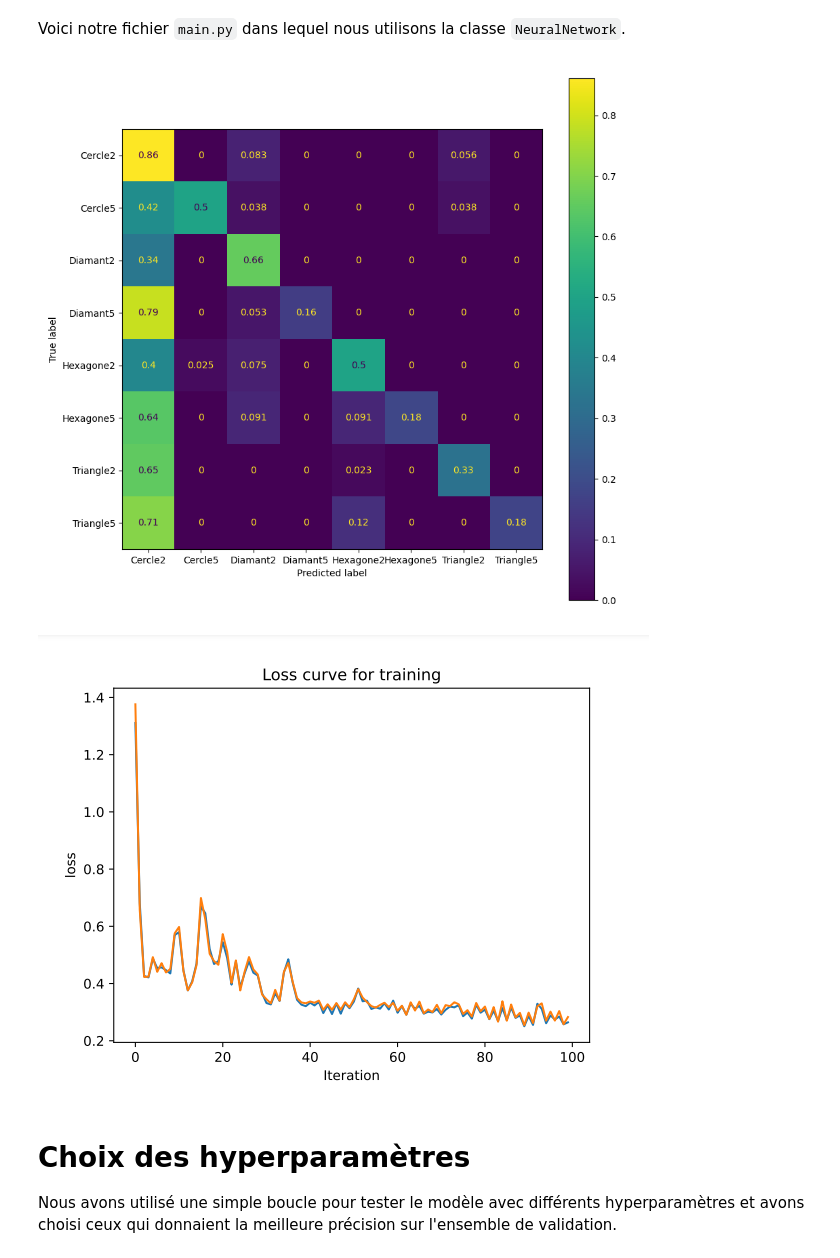
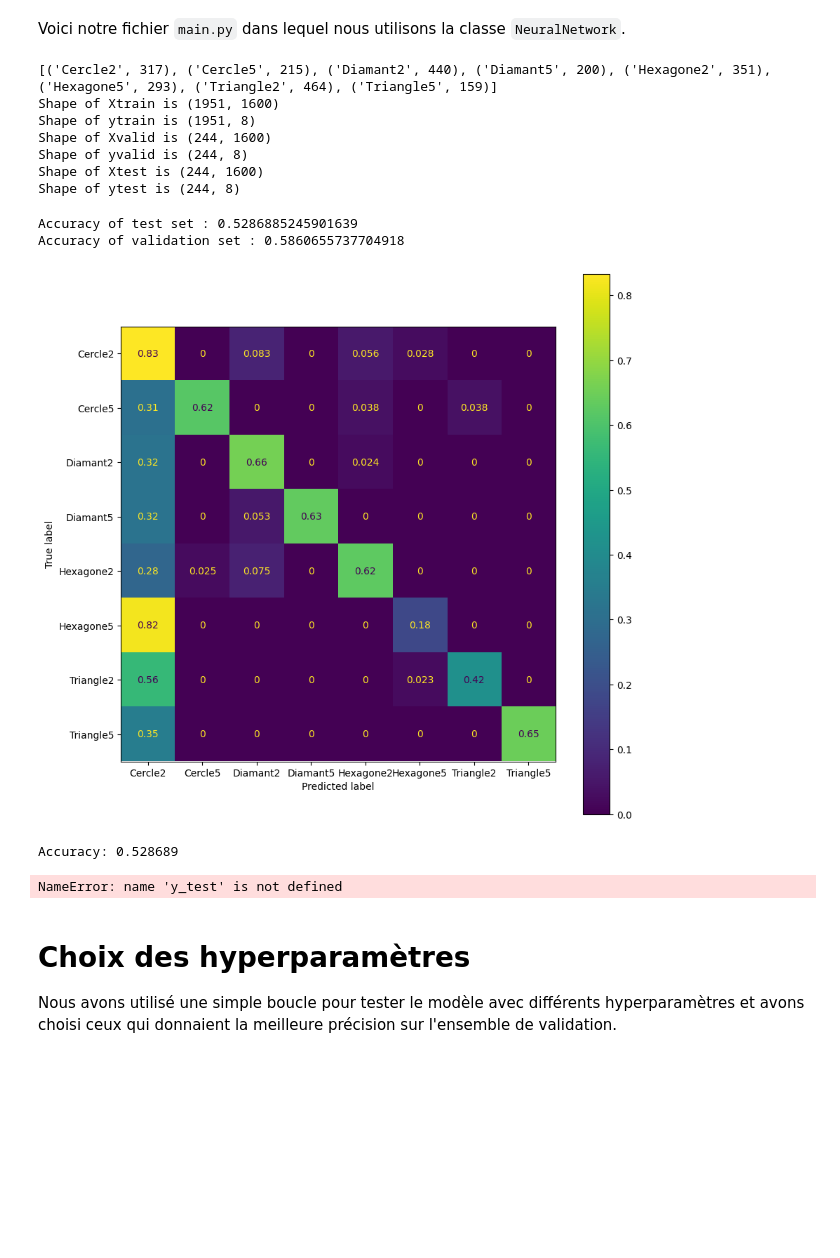
Before and after one commit to damiendesvent/LOG635-H2023-EqA, a Jupyter notebook: Labo_2/src/log-635_labo_2_eqA.ipynb, the cells around one changed output. Cells and saved outputs as stored; diff of their text form; code cells hidden in the pictures; blank space fills up the shorter version.

```diff
--- a/Labo_2/src/log-635_labo_2_eqA.ipynb
+++ b/Labo_2/src/log-635_labo_2_eqA.ipynb
@@ -88,0 +90,5 @@ def generate_variations(image):
+# %%
+from glob import glob
+
+def files_list(root):
+    return glob(root + '/**/*.jpg', recursive=True)
@@ -88,0 +130,4 @@ def generate_variations(image):
+# %%
+def count_each_shape(files, categories):
+    names = list(map(lambda f: basename(dirname(f)), files))
+    return list(map(lambda category: (category, names.count(category)), categories))
@@ -218,9 +309,9 @@ class NeuralNetwork():
         return np.round(self.forward(X))
 
     # Méthode servant à produire un graphique du coût des ensembles de validation et d'entrainement au long des itérations
-    def plot_loss(self, name):
-        plt.plot(self.losses_train)
-        plt.plot(self.losses_valid)
+    def plot_loss(self):
+        plt.plot(self.losses_train, label='losses train')
+        plt.plot(self.losses_valid, label='losses validation')
         plt.xlabel("Iteration")
         plt.ylabel("loss")
         plt.title("Loss curve for training")
@@ -228,15 +319,9 @@ class NeuralNetwork():
 # %% [markdown]
 Voici notre fichier `main.py` dans lequel nous utilisons la classe `NeuralNetwork`.
 # %%
-from model.split_dataset import split_dataset
-from model.neural_network import NeuralNetwork
 from pathlib import Path
-from sklearn.metrics import confusion_matrix, accuracy_score
+from sklearn.metrics import confusion_matrix, accuracy_score, f1_score, precision_score, recall_score, ConfusionMatrixDisplay
 import os
-
-# Ici, on définit le chemin où se trouvent les exemples d'images
-data_root = str(Path(__file__, '../../output/clean').resolve())
-print(data_root)
 
 # Voici les noms des classes qui constitueront la sortie de notre modèle
 categories = [
@@ -251,45 +336,75 @@ categories = [
 ]
 
 # La fonction split_dataset s'occupe de séparer nos exemples d'image en 3 ensembles, un d'entrainement, un de validation et un de test
-[[Xtrain, ytrain], [Xvalid, yvalid], [Xtest, ytest]] = split_dataset(data_root, categories, [8, 1, 1])
+# On choisit ici de ne pas augmenter les données
+[[Xtrain, ytrain], [Xvalid, yvalid], [Xtest, ytest]] = split_dataset(clean_data_folder, categories, [8, 1, 1], augmented=False)
 
 # On s'assure de que la forme de chaque ensemble est celle qui est attendue
 print(f"Shape of Xtrain is {Xtrain.shape}")
 print(f"Shape of ytrain is {ytrain.shape}")
 print(f"Shape of Xvalid is {Xvalid.shape}")
 print(f"Shape of yvalid is {yvalid.shape}")
 print(f"Shape of Xtest is {Xtest.shape}")
 print(f"Shape of ytest is {ytest.shape}")
 
 # Création du réseau
 nn = NeuralNetwork(
   nb_input_nodes=40*40,
-  nb_hidden_nodes=28,
+  nb_hidden_nodes=100,
   nb_output_nodes=8,
   learning_rate=0.001,
-  epochs=100
+  epochs=120
 )
 
 # Entrainement du réseau
 nn.train(Xtrain, ytrain, Xvalid, yvalid)
 
-# On calcule la précision du modèle en utilisant l'ensemble de test
+# On calcule l'accuracy du modèle en utilisant l'ensemble de test
 ytest_pred = nn.predict(Xtest)
-accuracy = accuracy_score(ytest.argmax(axis=1), ytest_pred.argmax(axis=1))
+accuracy_test = accuracy_score(ytest.argmax(axis=1), ytest_pred.argmax(axis=1))
+
+yvalid_pred = nn.predict(Xvalid)
+accuracy_valid = accuracy_score(yvalid.argmax(axis=1), yvalid_pred.argmax(axis=1))
+
+print(f'Accuracy of test set : {accuracy_test}')
+print(f'Accuracy of validation set : {accuracy_valid}')
 
 # On calcule la matrice de confusion du modèle en utilisant l'ensemble de test
 cf_matrix = confusion_matrix(yvalid.argmax(axis=1), yvalid_pred.argmax(axis=1), normalize='true')
 cf_disp = ConfusionMatrixDisplay(confusion_matrix=cf_matrix, display_labels=categories)
 fig, ax = plt.subplots(figsize=(10,10))
 cf_disp.plot(ax=ax)
 plt.show()
 
-# On affiche un graphique de la courbe de coûtau long de l'entrainement
+y_test = ytest
+y_pred_my_nn = ytest_pred
+# accuracy: (tp + tn) / (fp + fn)
+accuracy_my_nn = accuracy_test
+# precision tp / (tp + fp)
+precision_my_nn = precision_score(y_test, y_pred_my_nn, average='macro', zero_division=0)
+print('Precision: %f' % precision_my_nn, '\n')
+# recall: tp / (tp + fn)
+recall_my_nn = recall_score(y_test, y_pred_my_nn, average='macro', zero_division=0)
+print('Recall: %f' % recall_my_nn, '\n')
+# f1: 2 tp / (2 tp + fp + fn)
+f1_my_nn = f1_score(y_test, y_pred_my_nn, average='macro', zero_division=0)
+print('F1 score: %f' % f1_my_nn, '\n')
+
+# On affiche un graphique de la courbe de coût au long de l'entrainement
 nn.plot_loss()
+# %% [output]
+[('Cercle2', 317), ('Cercle5', 215), ('Diamant2', 440), ('Diamant5', 200), ('Hexagone2', 351), ('Hexagone5', 293), ('Triangle2', 464), ('Triangle5', 159)]
+Shape of Xtrain is (1951, 1600)
+Shape of ytrain is (1951, 8)
+Shape of Xvalid is (244, 1600)
+Shape of yvalid is (244, 8)
+Shape of Xtest is (244, 1600)
+Shape of ytest is (244, 8)
+Accuracy of test set : 0.5286885245901639
+Accuracy of validation set : 0.5860655737704918
+[figure, added]
+Accuracy: 0.528689
+NameError: name 'y_test' is not defined
-# %% [markdown]
-![image.png](attachment:image.png)
-
-![image.png](attachment:image-2.png)
 # %% [markdown]
 # Choix des hyperparamètres
 
```
Also changed, not shown: parts of 14 cells of this notebook, 3 other files.
